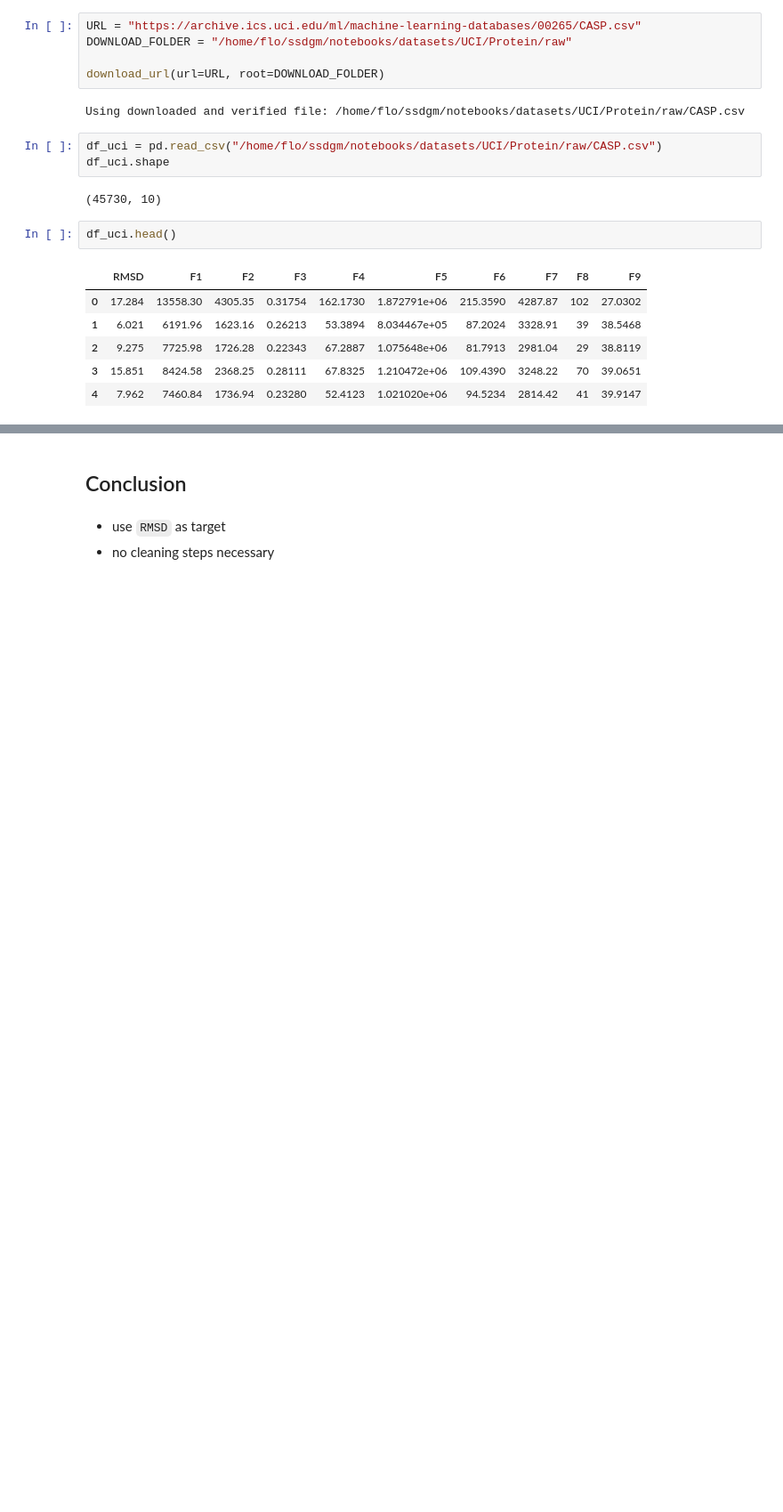
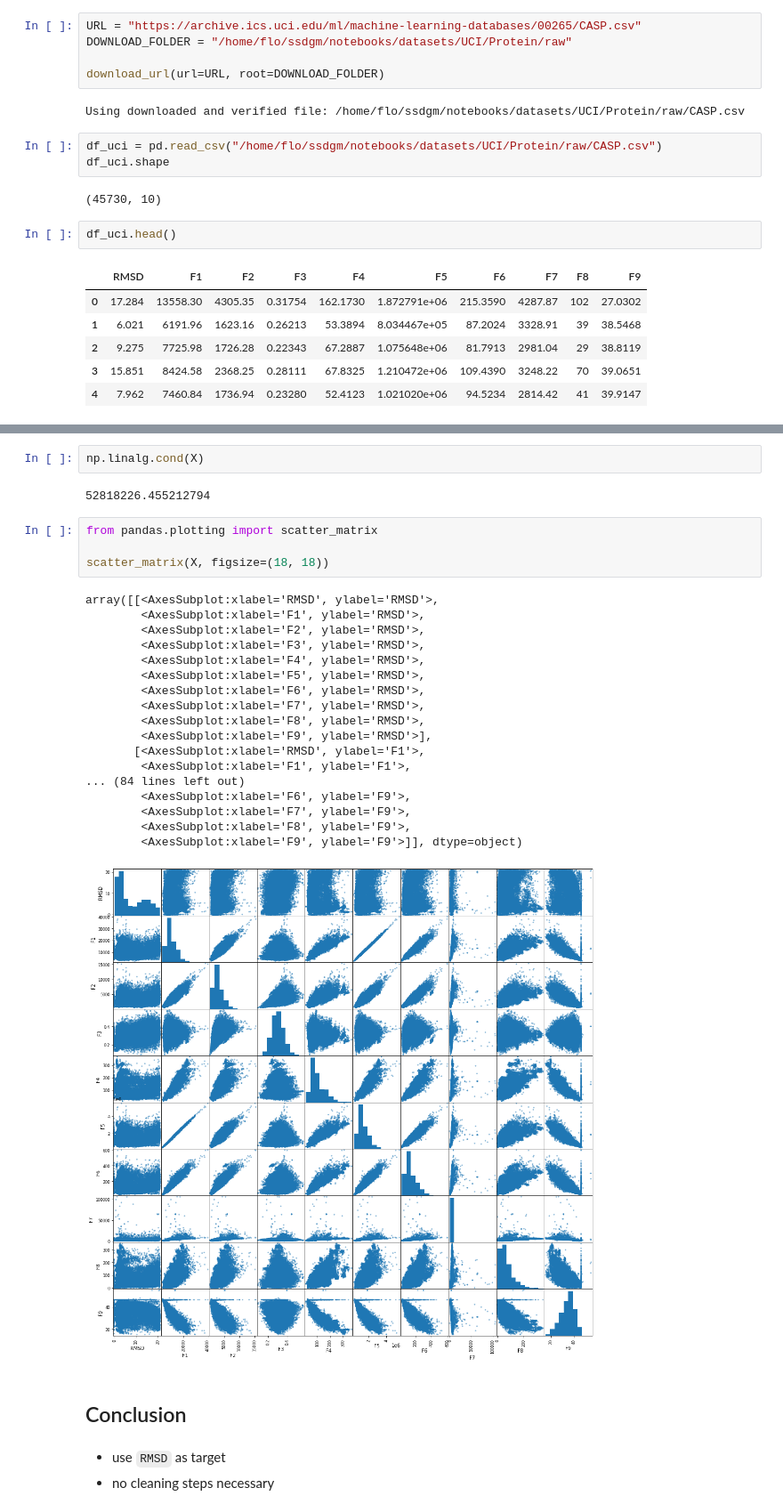
Before and after one commit to FMELab/ssdgm, a Jupyter notebook: notebooks/protein.ipynb, the cells around one changed output, grey strips where cells are left out. Shown at 89% size. Cells and saved outputs as stored; diff of their text form; blank space fills up the shorter version.

```diff
--- a/notebooks/protein.ipynb
+++ b/notebooks/protein.ipynb
@@ -48,3 +177,30 @@ df_uci.head()
+# %%
+np.linalg.cond(X)
+# %% [output]
+52818226.455212794
+# %%
+from pandas.plotting import scatter_matrix
+
+scatter_matrix(X, figsize=(18, 18))
+# %% [output]
+array([[<AxesSubplot:xlabel='RMSD', ylabel='RMSD'>,
+        <AxesSubplot:xlabel='F1', ylabel='RMSD'>,
+        <AxesSubplot:xlabel='F2', ylabel='RMSD'>,
+        <AxesSubplot:xlabel='F3', ylabel='RMSD'>,
+        <AxesSubplot:xlabel='F4', ylabel='RMSD'>,
+        <AxesSubplot:xlabel='F5', ylabel='RMSD'>,
+        <AxesSubplot:xlabel='F6', ylabel='RMSD'>,
+        <AxesSubplot:xlabel='F7', ylabel='RMSD'>,
+        <AxesSubplot:xlabel='F8', ylabel='RMSD'>,
+        <AxesSubplot:xlabel='F9', ylabel='RMSD'>],
+       [<AxesSubplot:xlabel='RMSD', ylabel='F1'>,
+        <AxesSubplot:xlabel='F1', ylabel='F1'>,
+... (84 lines left out)
+        <AxesSubplot:xlabel='F6', ylabel='F9'>,
+        <AxesSubplot:xlabel='F7', ylabel='F9'>,
+        <AxesSubplot:xlabel='F8', ylabel='F9'>,
+        <AxesSubplot:xlabel='F9', ylabel='F9'>]], dtype=object)
+[figure, added]
 # %% [markdown]
 ## Conclusion
 # %% [markdown]
```
Also changed, not shown: parts of 8 cells of this notebook, 6 other files.
